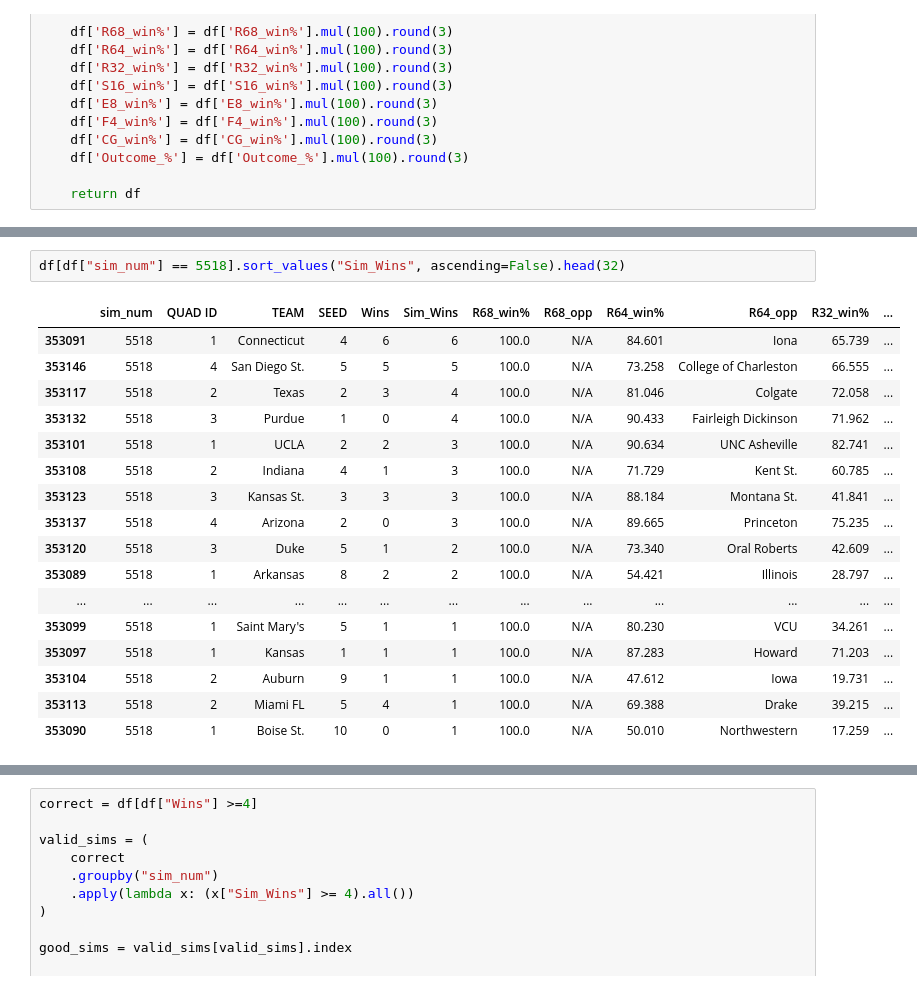
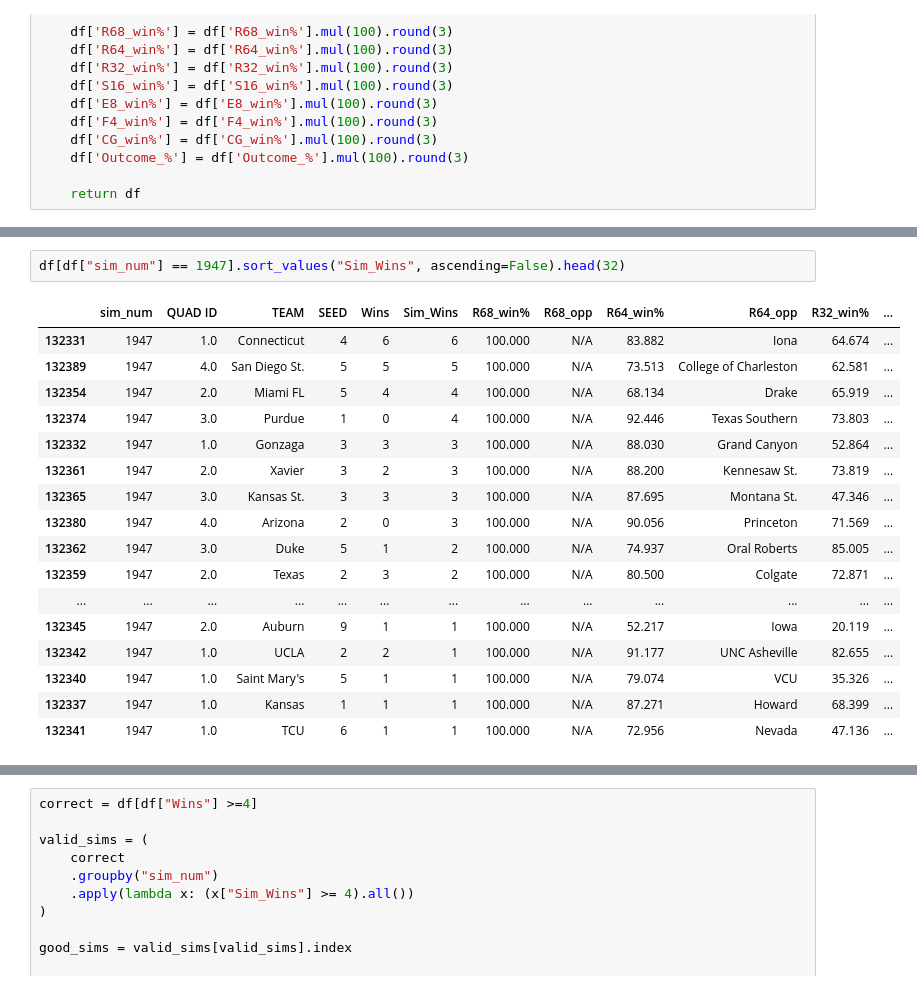
Before and after one commit to willfriel1028/MarchMadness_Analytics_Report, a Jupyter notebook: bracket_sims/sims/2023_10000sims0.ipynb, the cells around one changed output, grey strips where cells are left out. Drawn from its saved outputs; the diff is of its cells as text.

```diff
--- a/bracket_sims/sims/2023_10000sims0.ipynb
+++ b/bracket_sims/sims/2023_10000sims0.ipynb
@@ -778,23 +778,23 @@ df.sort_values("Outcome_%", ascending=True).head(25)
 # %%
-df[df["sim_num"] == 5518].sort_values("Sim_Wins", ascending=False).head(32)
+df[df["sim_num"] == 1947].sort_values("Sim_Wins", ascending=False).head(32)
 # %% [output]
 |  | sim_num | QUAD ID | TEAM | SEED | Wins | Sim_Wins | R68_win% | R68_opp | R64_win% | R64_opp | R32_win% | ... |
-| 353091 | 5518 | 1 | Connecticut | 4 | 6 | 6 | 100.0 | N/A | 84.601 | Iona | 65.739 | ... |
-| 353146 | 5518 | 4 | San Diego St. | 5 | 5 | 5 | 100.0 | N/A | 73.258 | College of Charleston | 66.555 | ... |
-| 353117 | 5518 | 2 | Texas | 2 | 3 | 4 | 100.0 | N/A | 81.046 | Colgate | 72.058 | ... |
-| 353132 | 5518 | 3 | Purdue | 1 | 0 | 4 | 100.0 | N/A | 90.433 | Fairleigh Dickinson | 71.962 | ... |
-| 353101 | 5518 | 1 | UCLA | 2 | 2 | 3 | 100.0 | N/A | 90.634 | UNC Asheville | 82.741 | ... |
-| 353108 | 5518 | 2 | Indiana | 4 | 1 | 3 | 100.0 | N/A | 71.729 | Kent St. | 60.785 | ... |
-| 353123 | 5518 | 3 | Kansas St. | 3 | 3 | 3 | 100.0 | N/A | 88.184 | Montana St. | 41.841 | ... |
-| 353137 | 5518 | 4 | Arizona | 2 | 0 | 3 | 100.0 | N/A | 89.665 | Princeton | 75.235 | ... |
-| 353120 | 5518 | 3 | Duke | 5 | 1 | 2 | 100.0 | N/A | 73.340 | Oral Roberts | 42.609 | ... |
-| 353089 | 5518 | 1 | Arkansas | 8 | 2 | 2 | 100.0 | N/A | 54.421 | Illinois | 28.797 | ... |
+| 132331 | 1947 | 1.0 | Connecticut | 4 | 6 | 6 | 100.000 | N/A | 83.882 | Iona | 64.674 | ... |
+| 132389 | 1947 | 4.0 | San Diego St. | 5 | 5 | 5 | 100.000 | N/A | 73.513 | College of Charleston | 62.581 | ... |
+| 132354 | 1947 | 2.0 | Miami FL | 5 | 4 | 4 | 100.000 | N/A | 68.134 | Drake | 65.919 | ... |
+| 132374 | 1947 | 3.0 | Purdue | 1 | 0 | 4 | 100.000 | N/A | 92.446 | Texas Southern | 73.803 | ... |
+| 132332 | 1947 | 1.0 | Gonzaga | 3 | 3 | 3 | 100.000 | N/A | 88.030 | Grand Canyon | 52.864 | ... |
+| 132361 | 1947 | 2.0 | Xavier | 3 | 2 | 3 | 100.000 | N/A | 88.200 | Kennesaw St. | 73.819 | ... |
+| 132365 | 1947 | 3.0 | Kansas St. | 3 | 3 | 3 | 100.000 | N/A | 87.695 | Montana St. | 47.346 | ... |
+| 132380 | 1947 | 4.0 | Arizona | 2 | 0 | 3 | 100.000 | N/A | 90.056 | Princeton | 71.569 | ... |
+| 132362 | 1947 | 3.0 | Duke | 5 | 1 | 2 | 100.000 | N/A | 74.937 | Oral Roberts | 85.005 | ... |
+| 132359 | 1947 | 2.0 | Texas | 2 | 3 | 2 | 100.000 | N/A | 80.500 | Colgate | 72.871 | ... |
 | ... | ... | ... | ... | ... | ... | ... | ... | ... | ... | ... | ... | ... |
-| 353099 | 5518 | 1 | Saint Mary's | 5 | 1 | 1 | 100.0 | N/A | 80.230 | VCU | 34.261 | ... |
-| 353097 | 5518 | 1 | Kansas | 1 | 1 | 1 | 100.0 | N/A | 87.283 | Howard | 71.203 | ... |
-| 353104 | 5518 | 2 | Auburn | 9 | 1 | 1 | 100.0 | N/A | 47.612 | Iowa | 19.731 | ... |
-| 353113 | 5518 | 2 | Miami FL | 5 | 4 | 1 | 100.0 | N/A | 69.388 | Drake | 39.215 | ... |
-| 353090 | 5518 | 1 | Boise St. | 10 | 0 | 1 | 100.0 | N/A | 50.010 | Northwestern | 17.259 | ... |
+| 132345 | 1947 | 2.0 | Auburn | 9 | 1 | 1 | 100.000 | N/A | 52.217 | Iowa | 20.119 | ... |
+| 132342 | 1947 | 1.0 | UCLA | 2 | 2 | 1 | 100.000 | N/A | 91.177 | UNC Asheville | 82.655 | ... |
+| 132340 | 1947 | 1.0 | Saint Mary's | 5 | 1 | 1 | 100.000 | N/A | 79.074 | VCU | 35.326 | ... |
+| 132337 | 1947 | 1.0 | Kansas | 1 | 1 | 1 | 100.000 | N/A | 87.271 | Howard | 68.399 | ... |
+| 132341 | 1947 | 1.0 | TCU | 6 | 1 | 1 | 100.000 | N/A | 72.956 | Nevada | 47.136 | ... |
 # %%
 correct = df[df["Wins"] >=5]
 
```
Also changed, not shown: parts of 21 cells of this notebook, 31 other files.
